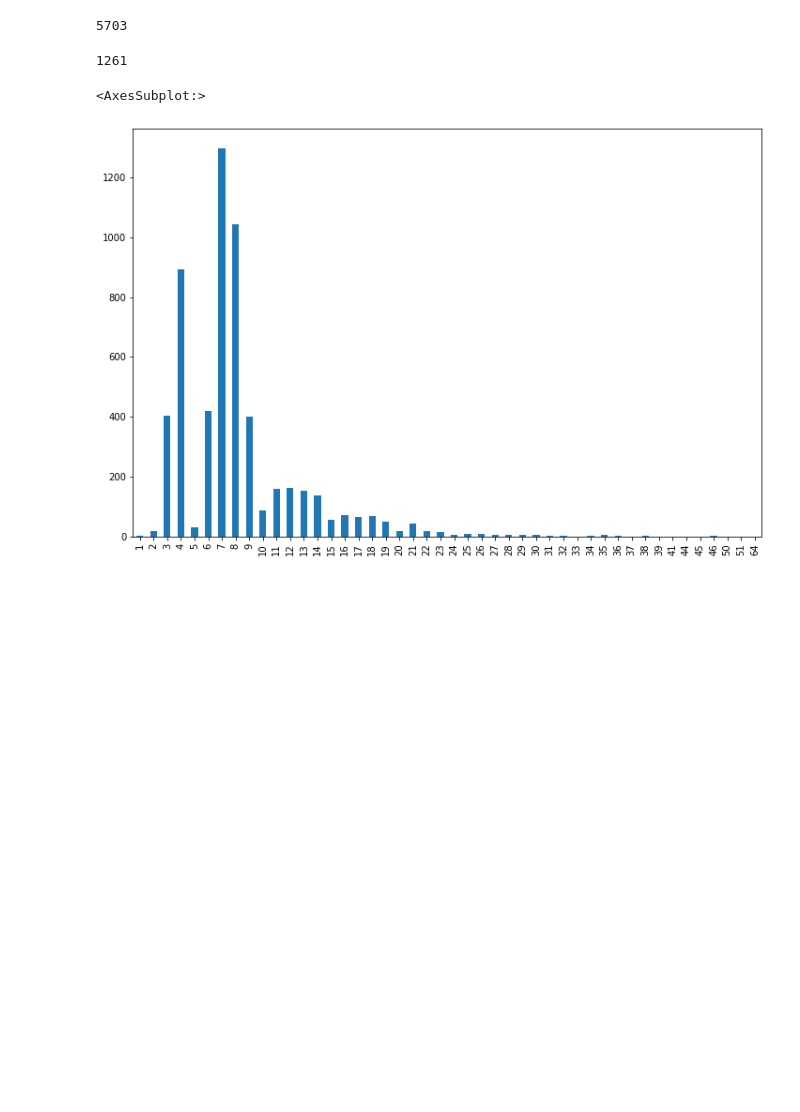
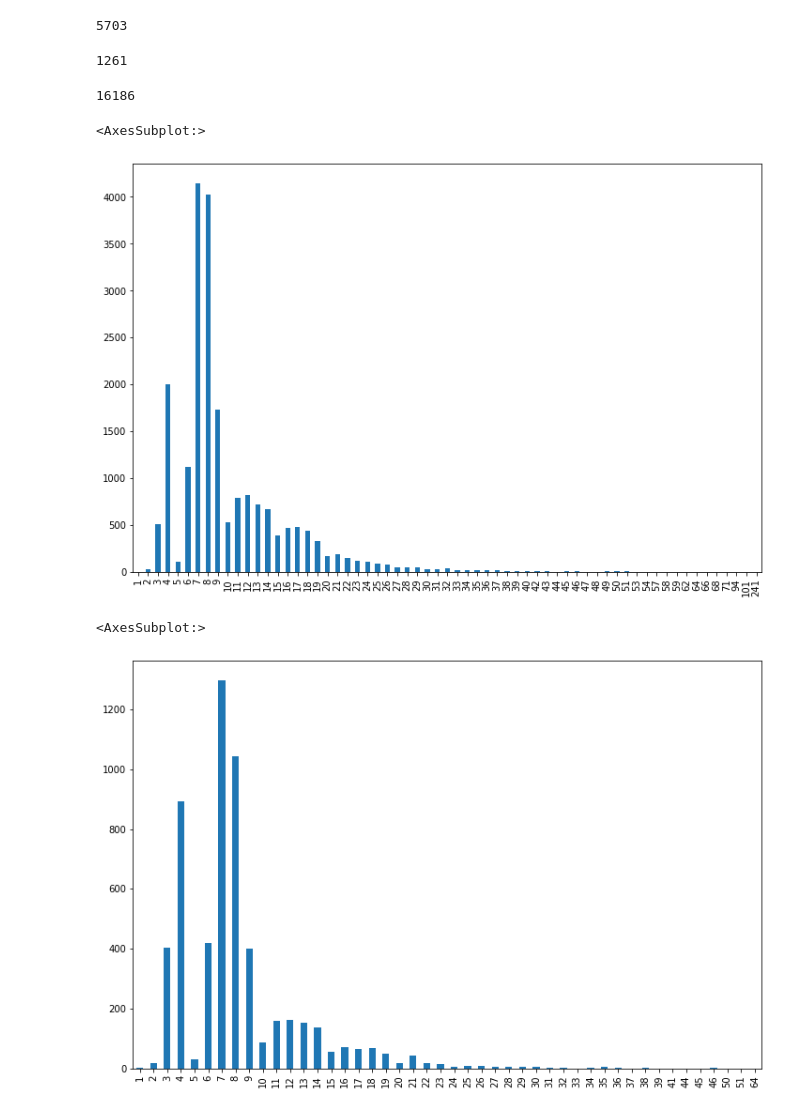
Before and after one commit to CompassionAI/manas, a Jupyter notebook: notebooks/PoS evaluation.ipynb, the cells around one changed output. Cells and saved outputs as stored; diff of their text form; code cells hidden in the pictures; blank space fills up the shorter version.

```diff
--- a/notebooks/PoS evaluation.ipynb
+++ b/notebooks/PoS evaluation.ipynb
@@ -100,5 +93,16 @@ len(list(test_words - train_words))
 # %% [output]
 1261
+# %%
+len(set(train_words - test_words))
+# %% [output]
+16186
+# %%
+train_word_lens = pd.Series([len(word) for word in train_words])
+# %%
+train_word_lens.value_counts().sort_index().plot(kind='bar', figsize=(12,8))
+# %% [output]
+<AxesSubplot:>
+[figure, added]
 # %%
 test_word_lens = pd.Series([len(word) for word in test_words])
 # %%
```
Also changed, not shown: parts of 23 cells of this notebook.
